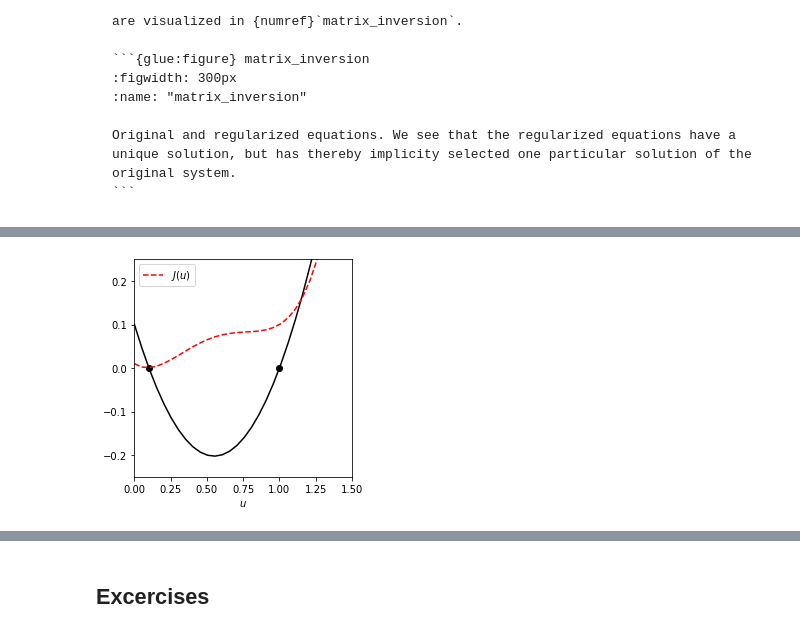
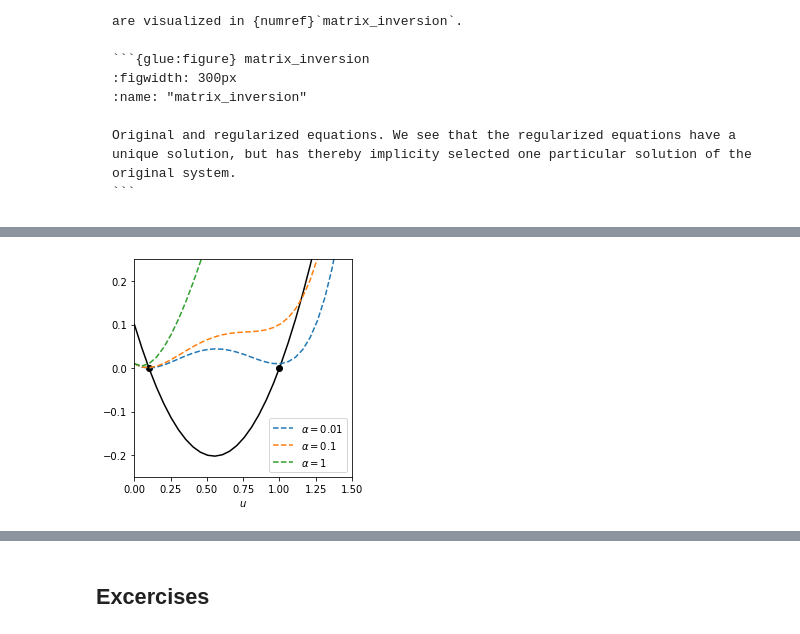
Before and after one commit to TristanvanLeeuwen/IP_and_Im_Lectures, a Jupyter notebook: what_is.ipynb, the cells around one changed output, grey strips where cells are left out. Saved outputs shown, nothing was run; the diff lists cells and outputs as text; code cells hidden in the pictures.

```diff
--- a/what_is.ipynb
+++ b/what_is.ipynb
@@ -389,26 +389,30 @@ Original quadratic equation and functional to be minimized. We see that mimizing
 # %%
 import numpy as np
 import matplotlib.pyplot as plt
+from myst_nb import glue
 
 u = np.linspace(0,5,100)
 
 fig,ax = plt.subplots(1,1)
 
-alpha = 1e-1
+alpha = [1e-2, 1e-1, 1]
 
 ax.plot(u,u**2 - 1.1*u + 0.1,'k')
 ax.plot(0.1,0,'ko')
 ax.plot(1,0,'ko')
-ax.plot(u,(u**2 - 1.1*u + 0.1)**2 + alpha*(u**2),'r--',label=r'$J(u)$')
+
+for k in range(len(alpha)):
+    ax.plot(u,(u**2 - 1.1*u + 0.1)**2 + alpha[k]*(u**2),'--',label=r'$\alpha=$'+str(alpha[k]))
+
 ax.set_xlabel(r'$u$')
 ax.set_xlim([0,1.5])
 ax.set_ylim([-0.25,.25])
 ax.set_aspect(3)
 ax.legend()
 plt.show()
 glue("quadratic", fig, display=False)
 # %% [output]
-[figure, old version]
+[figure, new version]
 [interactive output not drawn]
 # %% [markdown]
 ## Excercises
```
Also changed, not shown: parts of 9 cells of this notebook, 2 other files.
